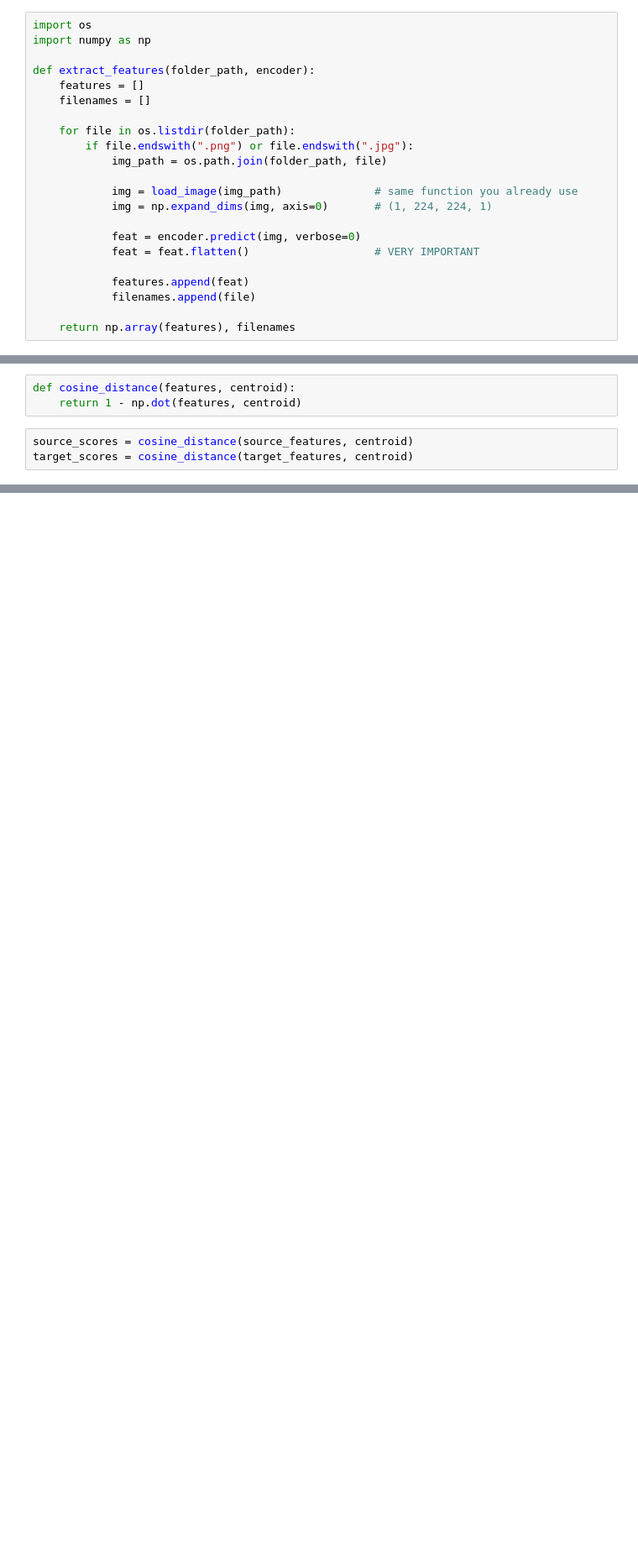
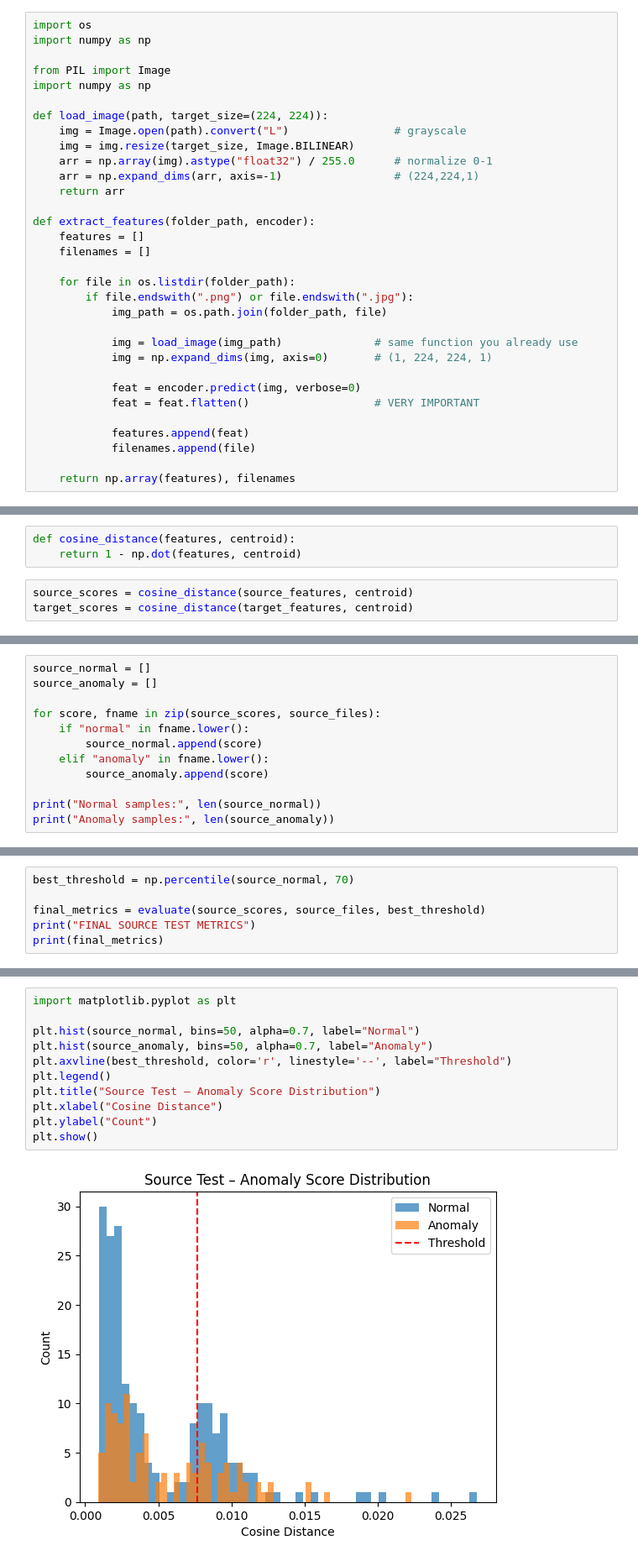
Before and after one commit to SarvagyaGupta-19/Spectogram-Based-Anomaly-Detection-for-Autonomous-Systems, a Jupyter notebook: test.ipynb, the cells around one changed output, grey strips where cells are left out. Shown at 84% size. Saved outputs shown, nothing was run; the diff lists cells and outputs as text; blank space fills up the shorter version.

```diff
--- a/test.ipynb
+++ b/test.ipynb
@@ -72,6 +72,16 @@ Model: "functional_81"
 # %%
 import os
 import numpy as np
+
+from PIL import Image
+import numpy as np
+
+def load_image(path, target_size=(224, 224)):
+    img = Image.open(path).convert("L")                # grayscale
+    img = img.resize(target_size, Image.BILINEAR)
+    arr = np.array(img).astype("float32") / 255.0      # normalize 0-1
+    arr = np.expand_dims(arr, axis=-1)                 # (224,224,1)
+    return arr
 
 def extract_features(folder_path, encoder):
     features = []
@@ -215,0 +226,12 @@ SOURCE TEST METRICS
+# %%
+source_normal = []
+source_anomaly = []
+
+for score, fname in zip(source_scores, source_files):
+    if "normal" in fname.lower():
+        source_normal.append(score)
+    elif "anomaly" in fname.lower():
+        source_anomaly.append(score)
+
+print("Normal samples:", len(source_normal))
+print("Anomaly samples:", len(source_anomaly))
@@ -215,0 +275,6 @@ SOURCE TEST METRICS
+# %%
+best_threshold = np.percentile(source_normal, 70)
+
+final_metrics = evaluate(source_scores, source_files, best_threshold)
+print("FINAL SOURCE TEST METRICS")
+print(final_metrics)
@@ -215,0 +298,13 @@ SOURCE TEST METRICS
+# %%
+import matplotlib.pyplot as plt
+
+plt.hist(source_normal, bins=50, alpha=0.7, label="Normal")
+plt.hist(source_anomaly, bins=50, alpha=0.7, label="Anomaly")
+plt.axvline(best_threshold, color='r', linestyle='--', label="Threshold")
+plt.legend()
+plt.title("Source Test – Anomaly Score Distribution")
+plt.xlabel("Cosine Distance")
+plt.ylabel("Count")
+plt.show()
+# %% [output]
+[figure, added]
```
Also changed, not shown: parts of 21 cells of this notebook, 4 other files.
